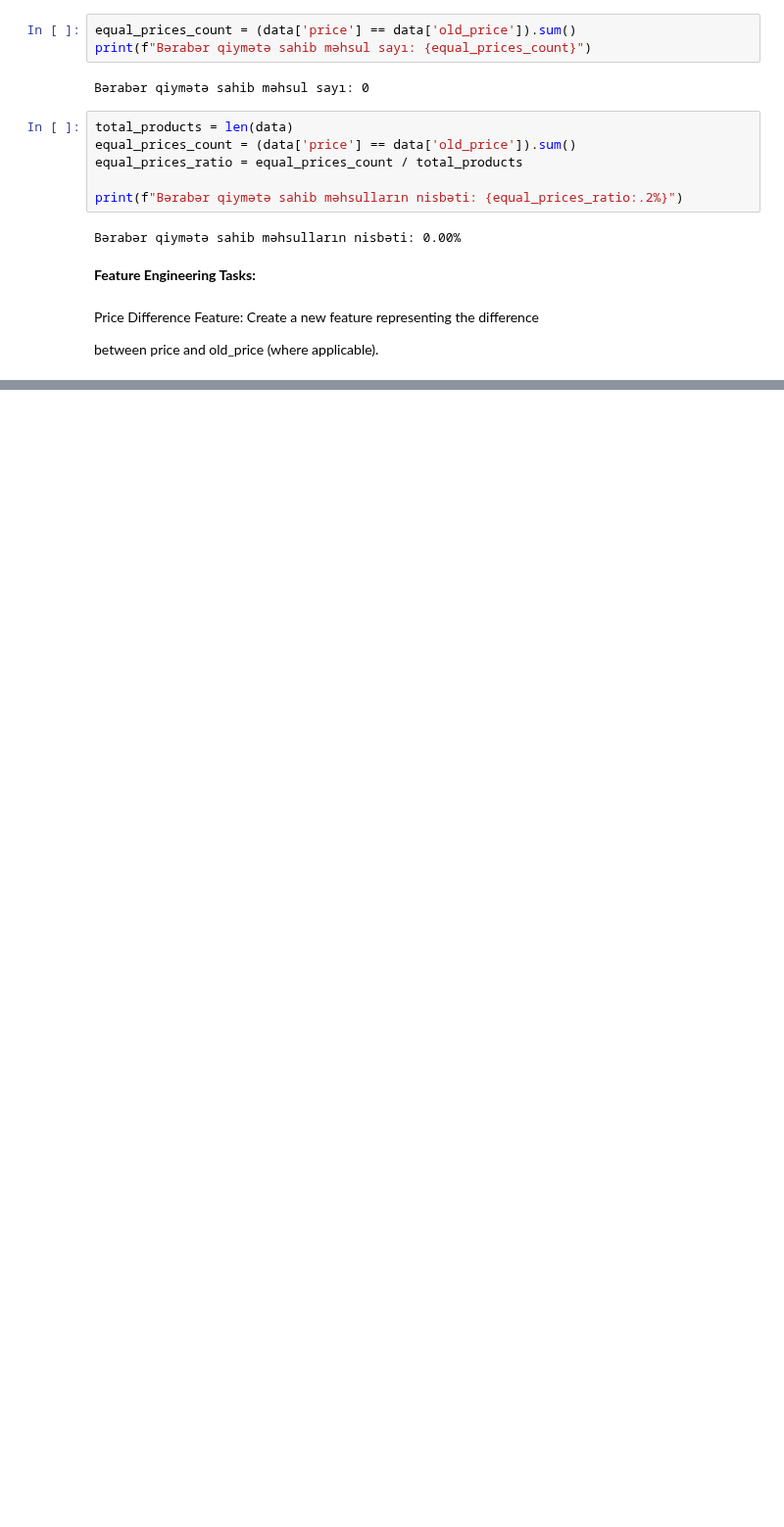
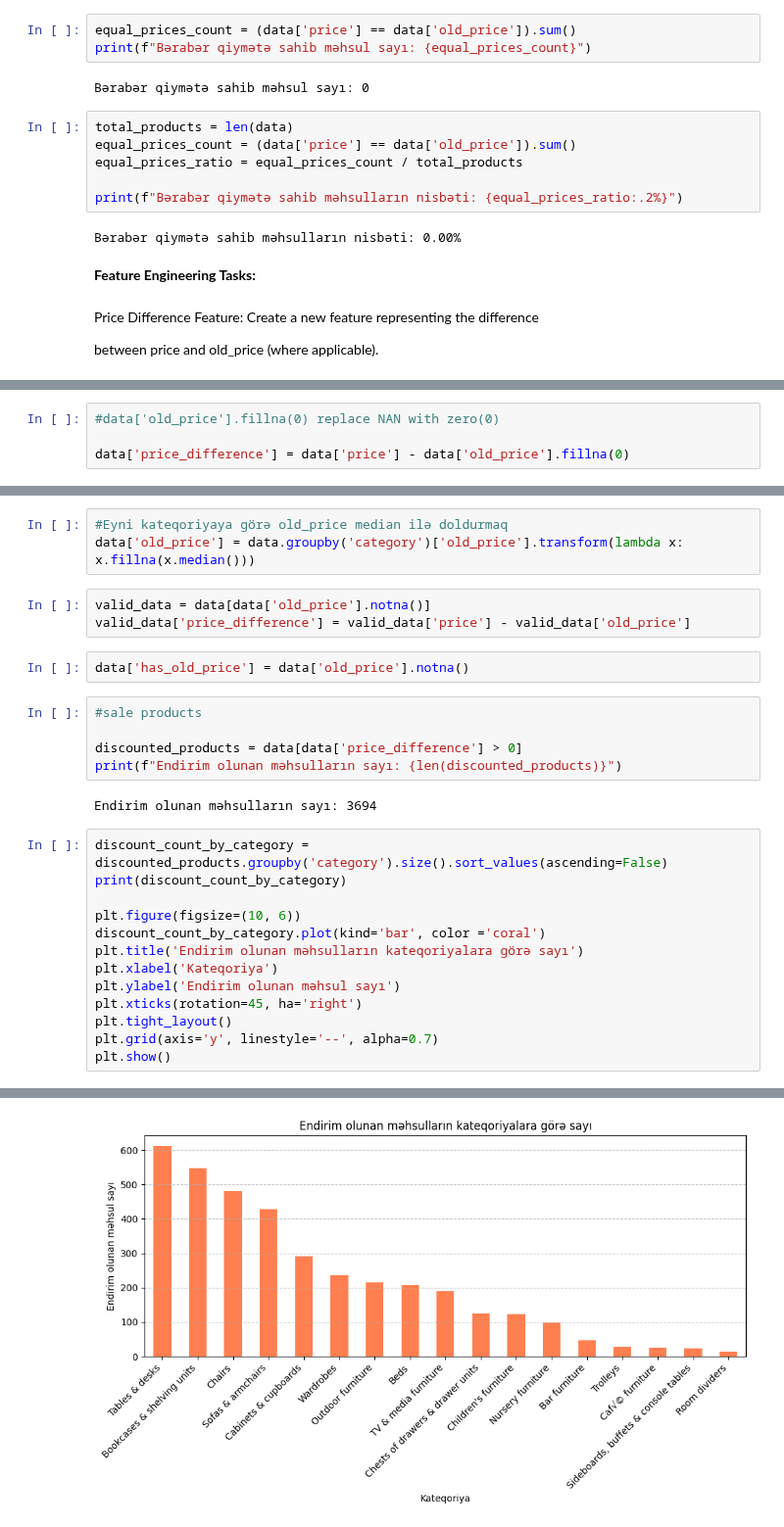
Before and after one commit to Sevinj-joy/Matplotlib_examples, a Jupyter notebook: IKEA/ikea_analysis.ipynb, the cells around one changed output, grey strips where cells are left out. Shown at 98% size. Drawn from its saved outputs; the diff is of its cells as text; blank space fills up the shorter version.

```diff
--- a/IKEA/ikea_analysis.ipynb
+++ b/IKEA/ikea_analysis.ipynb
@@ -2223,0 +2277,4 @@ NaN olan sətirlər:
+# %%
+#data['old_price'].fillna(0) replace NAN with zero(0)
+
+data['price_difference'] = data['price'] - data['old_price'].fillna(0)
@@ -2223,0 +2291,29 @@ NaN olan sətirlər:
+# %%
+#Eyni kateqoriyaya görə old_price median ilə doldurmaq
+data['old_price'] = data.groupby('category')['old_price'].transform(lambda x: x.fillna(x.median()))
+# %%
+valid_data = data[data['old_price'].notna()]
+valid_data['price_difference'] = valid_data['price'] - valid_data['old_price']
+# %%
+data['has_old_price'] = data['old_price'].notna()
+# %%
+#sale products
+
+discounted_products = data[data['price_difference'] > 0]
+print(f"Endirim olunan məhsulların sayı: {len(discounted_products)}")
+# %% [output]
+Endirim olunan məhsulların sayı: 3694
+# %%
+discount_count_by_category = discounted_products.groupby('category').size().sort_values(ascending=False)
+print(discount_count_by_category)
+
+plt.figure(figsize=(10, 6))
+discount_count_by_category.plot(kind='bar', color ='coral')
+plt.title('Endirim olunan məhsulların kateqoriyalara görə sayı')
+plt.xlabel('Kateqoriya')
+plt.ylabel('Endirim olunan məhsul sayı')
+plt.xticks(rotation=45, ha='right')
+plt.tight_layout()
+plt.grid(axis='y', linestyle='--', alpha=0.7)
+plt.show()
+# %% [output]
@@ -2223,0 +2339 @@ NaN olan sətirlər:
+[figure, added]
```
Also changed, not shown: parts of 24 cells of this notebook.
